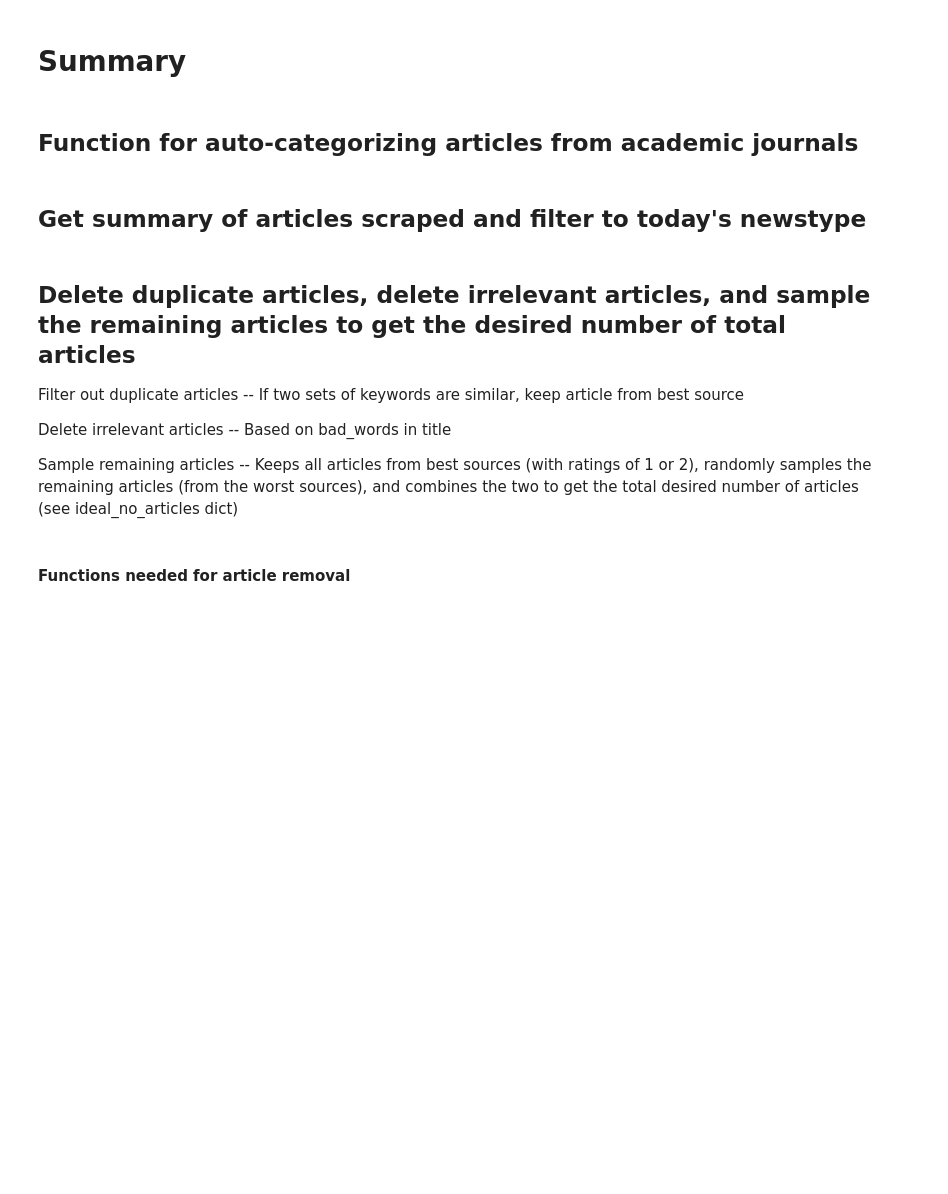
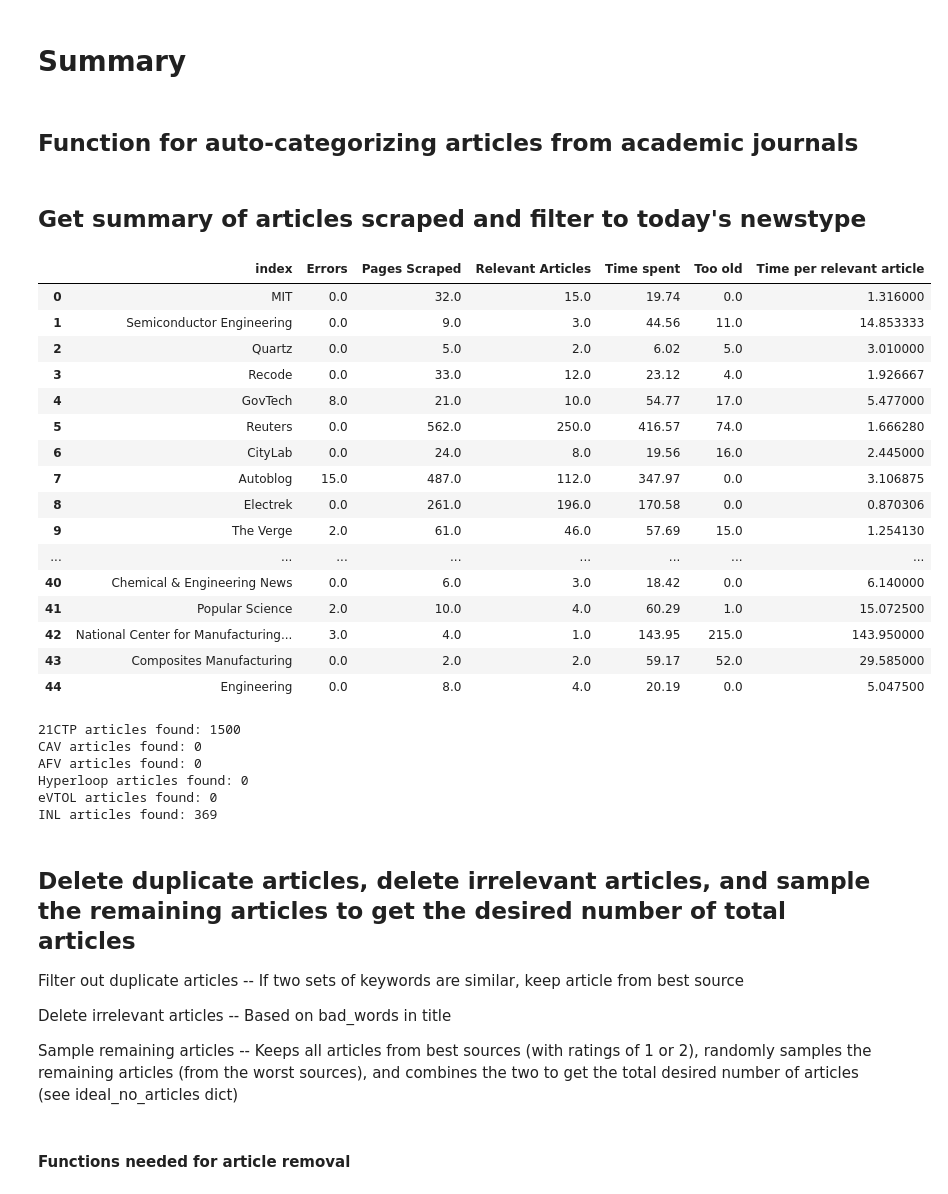
Before and after one commit to emilyb3/News_Scraper, a Jupyter notebook: News_Scraping.ipynb, the cells around one changed output. Cells and saved outputs as stored; diff of their text form; code cells hidden in the pictures; blank space fills up the shorter version.

```diff
--- a/News_Scraping.ipynb
+++ b/News_Scraping.ipynb
@@ -217,9 +217,10 @@ scraper_info = { '21CTP':{'day': 4,
                        'docx_intro':None,
                        'docx_headers':{ 1: 'Carbon Fiber and Polymer Composites',
                                         2: 'Lightweight Materials',
-                                        3: 'Nanomaterials',
-                                        4: 'Next Generation Materials and Vehicles',
-                                        5: 'Propulsion Materials',
+                                        3: 'Multi-Material Joining',
+                                        4: 'Nanomaterials',
+                                        5: 'Next Generation Materials and Vehicles',
+                                        6: 'Propulsion Materials',
                                       },
                        'auto_id_research':False, # Determines whether research articles are automatically identified as such or not.
                                                  # If true, classifies all journal articles as "Relevant Transportation Research".
@@ -546,7 +558,7 @@ def keyword_pull(string):
                     'That', 'You', 'Find', 'Along', 'From', 'Their', 'Not', 'So', 'Say', 'Experts', 'Drivers', 'Its', 'Into', 'Fully',
                     'Ranks', 'Stretch', 'SUV', 'Data', 'Sharing', 'Live', 'When', 'Agencies', 'Still', 'Trying', 'Program', 'Offer', 'Four',
                     'Will', 'Backs', 'Just', 'Around', 'Years', 'Its', 'Future', 'Deploying', 'Objects', 'Distance', 'Highlights']
-    string = string.replace(';', '').replace(',', '').lstrip().split(' ')
+    string = [w for w in string.replace(';', '').replace(',', '').lstrip().split(' ') if w!='']
     keywords = [word for word in string if (word[0].isupper()) & (word not in not_keywords)]
     return ', '.join(keywords)
 # %% [markdown]
@@ -592,8 +604,8 @@ class scraypah:
         self.css = params['css_bool']
         if self.css:
             self.load_more_css = params['load_more_css']
-            self.max_scrapes = params['max_scrapes']
-            self.max_loads = params['max_loads']
+            if self.load_more_css!=None:
+                self.max_loads = params['max_loads']
             self.date_css = params['date_css']
             self.title_css = params['title_css']
             self.sum_css = params['sum_css']
@@ -731,7 +743,7 @@ class scraypah:
                 time.sleep(0.3)
                 self.iteration += 1
                 bad_egg = False
-                if not still_more or self.scraped_count > self.max_scrapes:
+                if not still_more:
                     break
                 # Open article URL using selenium.
                 try:
@@ -1672,35 +1726,59 @@ for scraper in all_scrapers:
     all_df[scraper].sum().astype(int)))
 
 # Populate meta-data columns (helpful for searching all news items in the future if we want)
 all_df['reason_for_tag'] = all_df.apply(which_keyword_found, axis=1)
 all_df['keywords'] = all_df['title'].str.strip().apply(keyword_pull)
 
 # Drop rows if summary is 'NA'
-all_df = all_df[~all_df.summary.isna()].copy()
+#all_df = all_df[~all_df.summary.isna()].copy()
 
 # Add a column for category
 all_df['category'] = ''
 
 # Auto-categorize articles from academic journals
 all_df = categorize_academic(all_df)
 
 # Drop all with summary == None.  This removes some Autoblog articles.
-all_df = all_df[all_df.summary==''].copy()
+all_df = all_df[all_df.summary!=''].copy()
 
 # Format for excel writing.  Split all_news into CAV, truck, AFV, etc. news dataframes
 for scraper in all_scrapers:
     scraper_info[scraper]['news_df']= all_df[all_df[scraper] == 1].sort_values('date', ascending=False).drop(all_scrapers, axis=1).copy()
     # Automatically labels academic articles category '4' for ease of categorization.
 
 
     if not scraper_info[scraper]['auto_id_research']:
         scraper_info[scraper]['news_df'].category = ''
 
 
     # Drop vehicles older than a given date -- this is useful if two scrapers with different max ages are run on the same day.
     # If 21CTP max age is 7 and INL max age is 31 and both are run on the same day, articles 31 days old or less will be scraped for
     # 21CTP.  So we need a way of dropping the articles that are older than the max age (7 days) for 21CTP.
     scraper_info[scraper]['news_df'] = scraper_info[scraper]['news_df'][(scraper_info[scraper]['news_df'].date - search_date).apply(lambda x: x.days) >= -scraper_info[scraper]['max_age']]
+# %% [output]
+|  | index | Errors | Pages Scraped | Relevant Articles | Time spent | Too old | Time per relevant article |
+| 0 | MIT | 0.0 | 32.0 | 15.0 | 19.74 | 0.0 | 1.316000 |
+| 1 | Semiconductor Engineering | 0.0 | 9.0 | 3.0 | 44.56 | 11.0 | 14.853333 |
+| 2 | Quartz | 0.0 | 5.0 | 2.0 | 6.02 | 5.0 | 3.010000 |
+| 3 | Recode | 0.0 | 33.0 | 12.0 | 23.12 | 4.0 | 1.926667 |
+| 4 | GovTech | 8.0 | 21.0 | 10.0 | 54.77 | 17.0 | 5.477000 |
+| 5 | Reuters | 0.0 | 562.0 | 250.0 | 416.57 | 74.0 | 1.666280 |
+| 6 | CityLab | 0.0 | 24.0 | 8.0 | 19.56 | 16.0 | 2.445000 |
+| 7 | Autoblog | 15.0 | 487.0 | 112.0 | 347.97 | 0.0 | 3.106875 |
+| 8 | Electrek | 0.0 | 261.0 | 196.0 | 170.58 | 0.0 | 0.870306 |
+| 9 | The Verge | 2.0 | 61.0 | 46.0 | 57.69 | 15.0 | 1.254130 |
+| ... | ... | ... | ... | ... | ... | ... | ... |
+| 40 | Chemical & Engineering News | 0.0 | 6.0 | 3.0 | 18.42 | 0.0 | 6.140000 |
+| 41 | Popular Science | 2.0 | 10.0 | 4.0 | 60.29 | 1.0 | 15.072500 |
+| 42 | National Center for Manufacturing... | 3.0 | 4.0 | 1.0 | 143.95 | 215.0 | 143.950000 |
+| 43 | Composites Manufacturing | 0.0 | 2.0 | 2.0 | 59.17 | 52.0 | 29.585000 |
+| 44 | Engineering | 0.0 | 8.0 | 4.0 | 20.19 | 0.0 | 5.047500 |
+21CTP articles found: 1500
+CAV articles found: 0
+AFV articles found: 0
+Hyperloop articles found: 0
+eVTOL articles found: 0
+INL articles found: 369
 # %% [markdown]
 ## Delete duplicate articles, delete irrelevant articles, and sample the remaining articles to get the desired number of total articles
 Filter out duplicate articles -- If two sets of keywords are similar, keep article from best source
```
Also changed, not shown: parts of 9 cells of this notebook.
